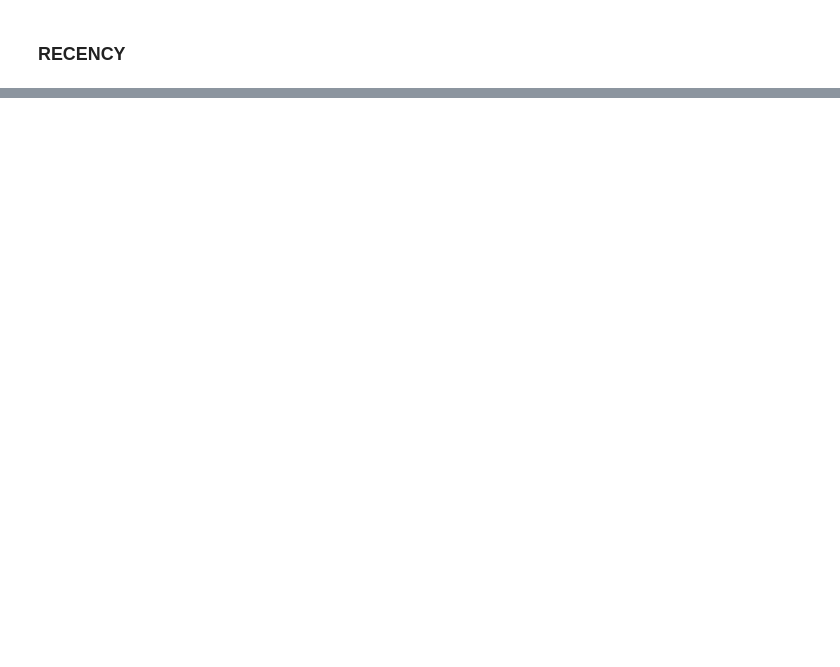
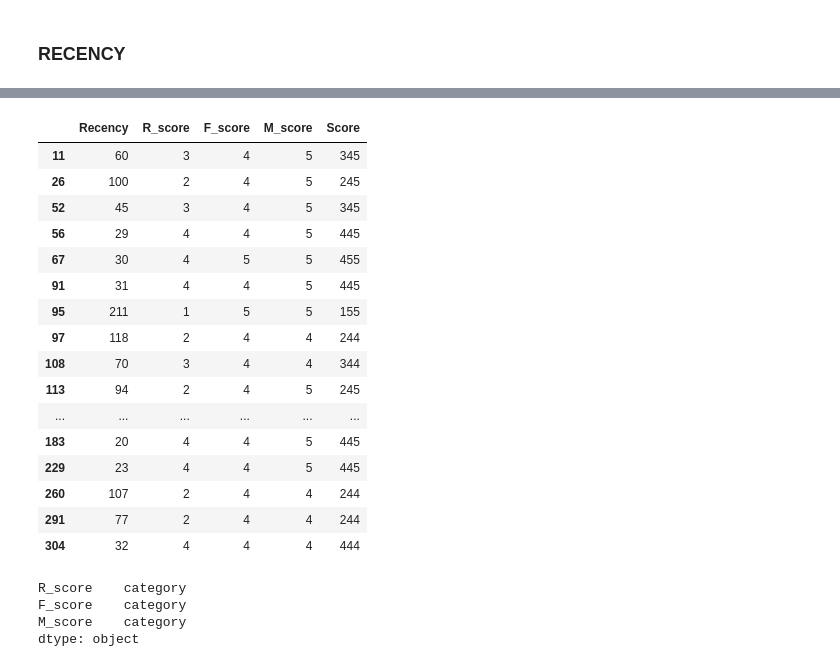
Before and after one commit to ankush-kumar-singh/Retail-Customer-Segmentation, a Jupyter notebook: 02_RFM_Analysis.ipynb, the cells around one changed output, grey strips where cells are left out. Cells and saved outputs as stored; diff of their text form; code cells hidden in the pictures; blank space fills up the shorter version.

```diff
--- a/02_RFM_Analysis.ipynb
+++ b/02_RFM_Analysis.ipynb
@@ -161,0 +698,29 @@ Timedelta('373 days 10:06:00')
+# %%
+rfm_df[rfm_df["Segment"] == "Champions"][
+    ["Recency", "R_score", "F_score", "M_score", "Score"]
+].head(20)
+# %% [output]
+|  | Recency | R_score | F_score | M_score | Score |
+| 11 | 60 | 3 | 4 | 5 | 345 |
+| 26 | 100 | 2 | 4 | 5 | 245 |
+| 52 | 45 | 3 | 4 | 5 | 345 |
+| 56 | 29 | 4 | 4 | 5 | 445 |
+| 67 | 30 | 4 | 5 | 5 | 455 |
+| 91 | 31 | 4 | 4 | 5 | 445 |
+| 95 | 211 | 1 | 5 | 5 | 155 |
+| 97 | 118 | 2 | 4 | 4 | 244 |
+| 108 | 70 | 3 | 4 | 4 | 344 |
+| 113 | 94 | 2 | 4 | 5 | 245 |
+| ... | ... | ... | ... | ... | ... |
+| 183 | 20 | 4 | 4 | 5 | 445 |
+| 229 | 23 | 4 | 4 | 5 | 445 |
+| 260 | 107 | 2 | 4 | 4 | 244 |
+| 291 | 77 | 2 | 4 | 4 | 244 |
+| 304 | 32 | 4 | 4 | 4 | 444 |
+# %%
+rfm_df[["R_score","F_score","M_score"]].dtypes
+# %% [output]
+R_score    category
+F_score    category
+M_score    category
+dtype: object
```
Also changed, not shown: parts of 56 cells of this notebook, 2 other files.
